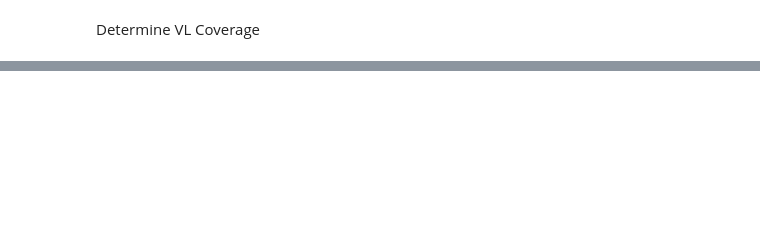
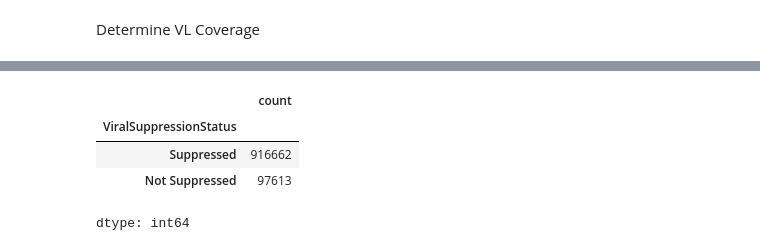
Before and after one commit to FridaOyucho/Viral-Load-Coverage-and-Suppression-Analysis, a Jupyter notebook: VL_Analysis.ipynb, the cells around one changed output, grey strips where cells are left out. Saved outputs shown, nothing was run; the diff lists cells and outputs as text; code cells hidden in the pictures; blank space fills up the shorter version.

```diff
--- a/VL_Analysis.ipynb
+++ b/VL_Analysis.ipynb
@@ -537,0 +618,14 @@ Determine VL Coverage
+# %%
+Merged['ViralSuppressionStatus']= np.where(
+    Merged['TestResult2'] <200,
+    'Suppressed',
+    'Not Suppressed'
+)
+# %%
+Merged['ViralSuppressionStatus'].value_counts()
+# %% [output]
+|  | count |
+| ViralSuppressionStatus |  |
+| Suppressed | 916662 |
+| Not Suppressed | 97613 |
+dtype: int64
```
Also changed, not shown: parts of 9 cells of this notebook.
